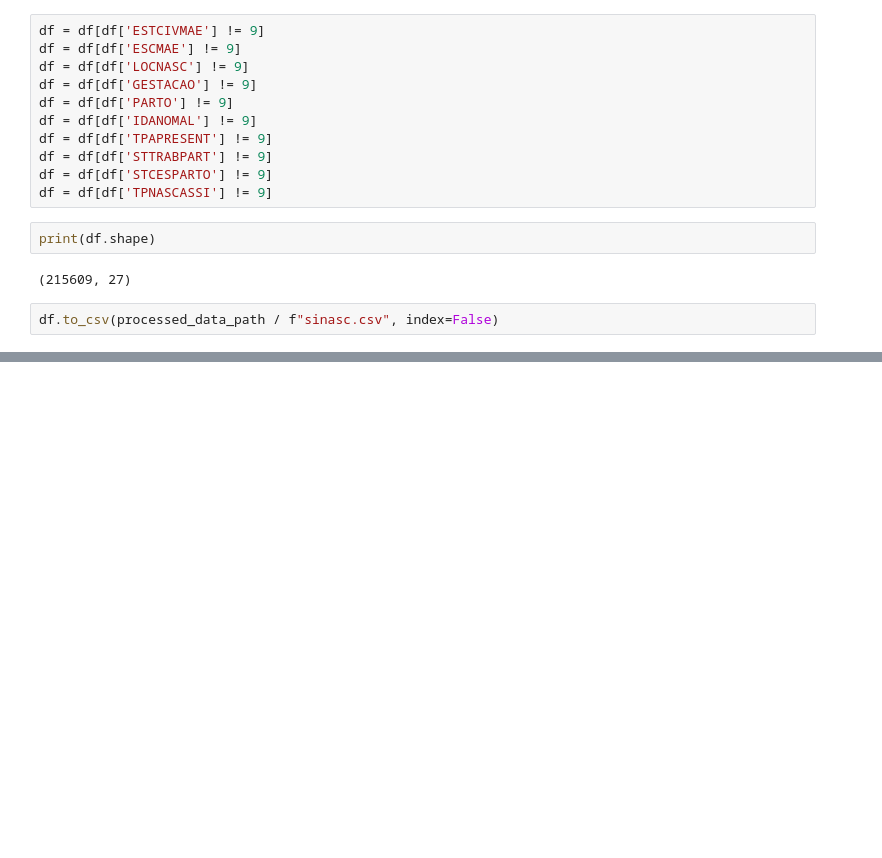
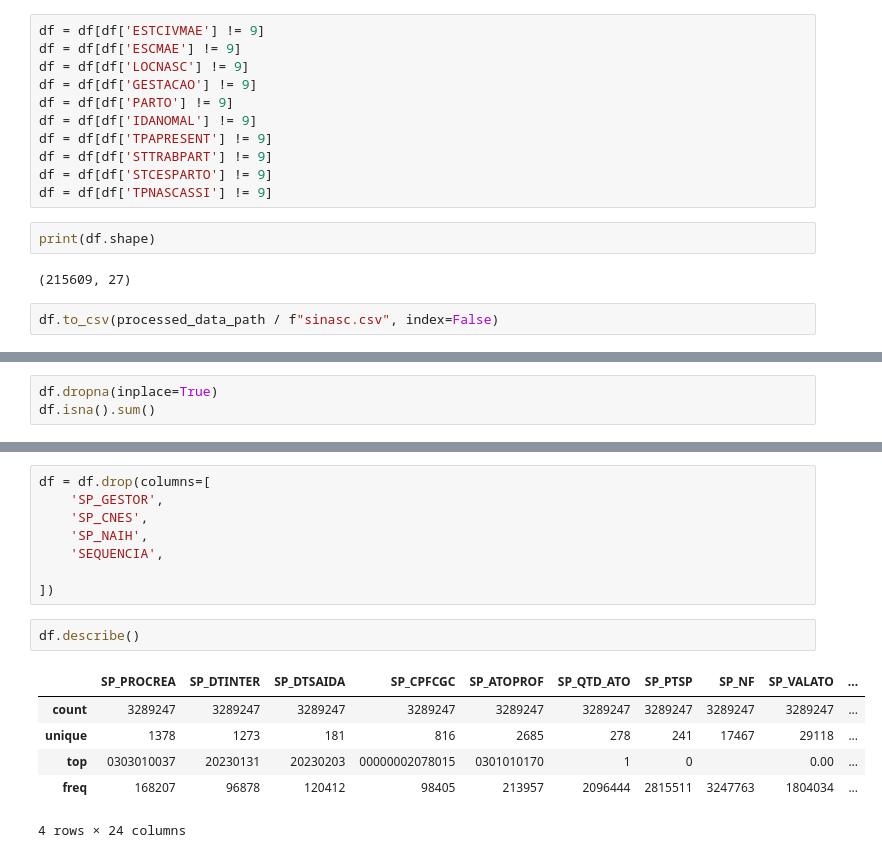
Before and after one commit to asvarella/intersectional-bias-fairness-healthcare, a Jupyter notebook: notebooks/init_datasets.ipynb, the cells around one changed output, grey strips where cells are left out. Saved outputs shown, nothing was run; the diff lists cells and outputs as text; blank space fills up the shorter version.

```diff
--- a/notebooks/init_datasets.ipynb
+++ b/notebooks/init_datasets.ipynb
@@ -747,0 +801,3 @@ df.to_csv(processed_data_path / f"sinasc.csv", index=False)
+# %%
+df.dropna(inplace=True)
+df.isna().sum()
@@ -747,0 +822,17 @@ df.to_csv(processed_data_path / f"sinasc.csv", index=False)
+# %%
+df = df.drop(columns=[
+    'SP_GESTOR',
+    'SP_CNES',
+    'SP_NAIH',
+    'SEQUENCIA',
+
+])
+# %%
+df.describe()
+# %% [output]
+|  | SP_PROCREA | SP_DTINTER | SP_DTSAIDA | SP_CPFCGC | SP_ATOPROF | SP_QTD_ATO | SP_PTSP | SP_NF | SP_VALATO | ... |
+| count | 3289247 | 3289247 | 3289247 | 3289247 | 3289247 | 3289247 | 3289247 | 3289247 | 3289247 | ... |
+| unique | 1378 | 1273 | 181 | 816 | 2685 | 278 | 241 | 17467 | 29118 | ... |
+| top | 0303010037 | 20230131 | 20230203 | 00000002078015 | 0301010170 | 1 | 0 |  | 0.00 | ... |
+| freq | 168207 | 96878 | 120412 | 98405 | 213957 | 2096444 | 2815511 | 3247763 | 1804034 | ... |
+4 rows × 24 columns
```
Also changed, not shown: parts of 12 cells of this notebook.
